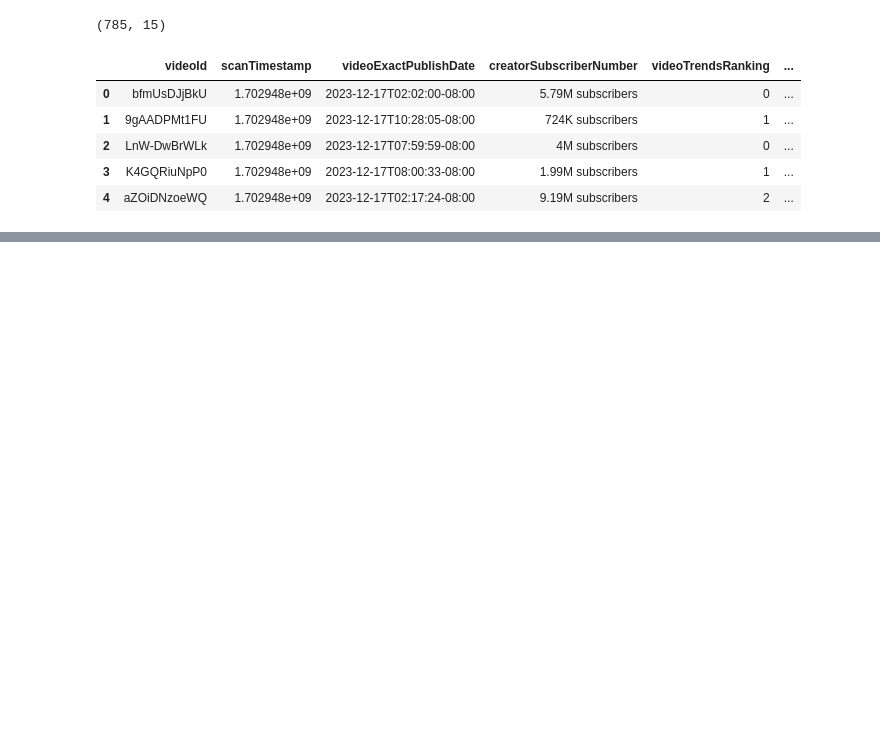
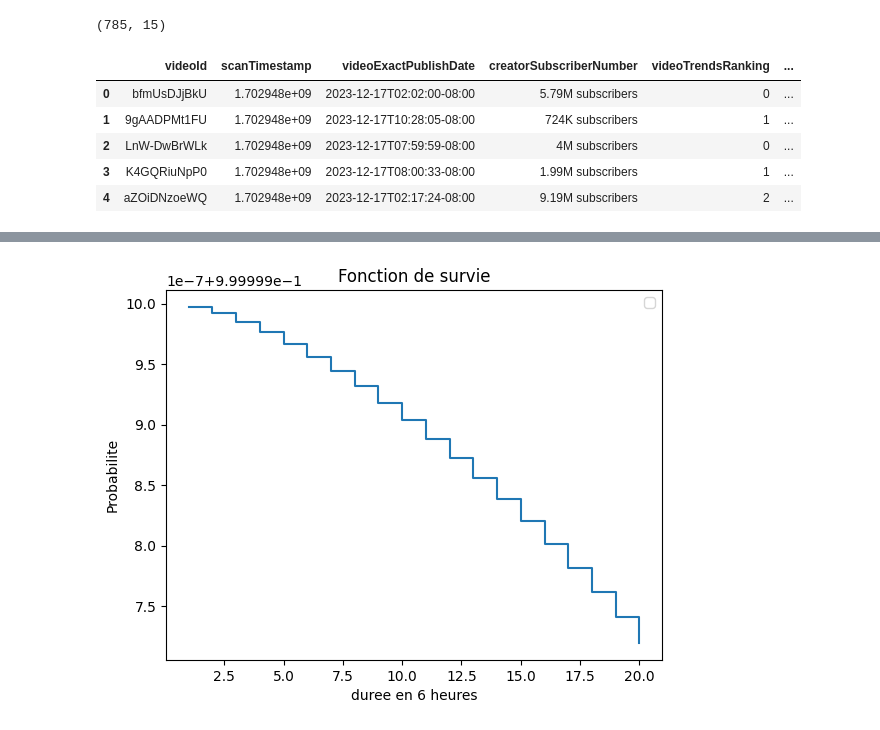
Before and after one commit to Yedson54/YouTrend, a Jupyter notebook: demos/duration_model_yed.ipynb, the cells around one changed output, grey strips where cells are left out. Saved outputs shown, nothing was run; the diff lists cells and outputs as text; code cells hidden in the pictures; blank space fills up the shorter version.

```diff
--- a/demos/duration_model_yed.ipynb
+++ b/demos/duration_model_yed.ipynb
@@ -295,0 +491,5 @@ super_df
+# %%
+import pickle
+
+with open("../data/duration_model.pickle", "wb") as f:
+    pickle.dump(final_model, f)
@@ -295,0 +635,80 @@ super_df
+# %%
+import matplotlib.pyplot as plt
+
+def _normalize(df, column, df_max, df_min):
+    return (df[column] - df_min) / (df_max - df_min)
+
+def survival_probability(df, t=pd.to_datetime('2023-12-20 01:50:00')):
+    model_features = [
+        'videoLengthSeconds',
+        'videoExactPublishDate',
+        'creatorSubscriberNumber'
+    ] + df.columns[df.columns.str.startswith("videoCat_")].tolist()
+    df = df[model_features]
+
+    df['timeToTrendSeconds'] = (
+        t - df.videoExactPublishDate[0]
+    ).total_seconds() / (24 * 3600)
+    df['creatorSubscriberNumber'] = _normalize(
+        df, 'creatorSubscriberNumber',
+        super_df.creatorSubscriberNumber.max(),
+        super_df.creatorSubscriberNumber.min()
+    )
+    df['videoLengthSeconds'] = _normalize(
+        df, 'videoLengthSeconds',
+        super_df.videoLengthSeconds.max(),
+        super_df.videoLengthSeconds.min()
+    )
+
+    def predict_cumulative_hazard_at_single_time(self, X, times, ancillary_X=None):
+        lambda_, rho_ = self._prep_inputs_for_prediction_and_return_scores(X, ancillary_X)
+        return (times / lambda_) ** rho_
+
+    def predict_survival_function_at_single_time(self, X, times, ancillary_X=None):
+        return np.exp(-self.predict_cumulative_hazard_at_single_time(X, times=times, ancillary_X=ancillary_X))
+
+
+    final_model.predict_survival_function_at_single_time = predict_survival_function_at_single_time.__get__(final_model)
+    final_model.predict_cumulative_hazard_at_single_time = predict_cumulative_hazard_at_single_time.__get__(final_model)
+
+    p_surv = final_model.predict_survival_function_at_single_time(
+        df, df['timeToTrendSeconds']
+    )
+
+    return p_surv, len(df.columns), df.columns
+
+
+def plot_survival_probability(
+        single_df,
+        start_date=pd.to_datetime('2023-12-31 01:50:00'),
+        duration_days=10,
+        gap=0.5
+):
+    # Prepare the DataFrame
+    video_test = single_df.copy()
+    video_test['duration_in_day'] = duration_days
+    duration = [gap * (i + 1) for i in range(int(duration_days / gap))]
+    video_test_duplicate = pd.concat([video_test for _ in range(len(duration))])
+    video_test_duplicate.set_index(pd.Index(range(len(duration))), inplace=True)
+    video_test_duplicate['duration_in_day'] = duration
+
+    # Calculate survival probabilities
+    p_survivals = np.zeros(len(duration))
+    date_0 = single_df.videoExactPublishDate.iloc[0]
+    for i in range(len(duration)):
+        current_date = date_0 + pd.Timedelta(days=duration[i])
+        p_survivals[i] = survival_probability(single_df, current_date)[0]
+
+    # Plot the survival probabilities
+    x = list(range(1, len(duration) + 1))
+    y = list(p_survivals)
+    plt.step(x, y, where='post', label='')
+    plt.title('Fonction de survie')
+    plt.xlabel('duree en 6 heures')
+    plt.ylabel('Probabilite')
+    plt.legend()
+    plt.show()
+
+# Usage:
+plot_survival_probability(single_df, survival_probability)
+# %% [output]
@@ -295,0 +716 @@ super_df
+[figure, added]
```
Also changed, not shown: parts of 21 cells of this notebook, 7 other files.
